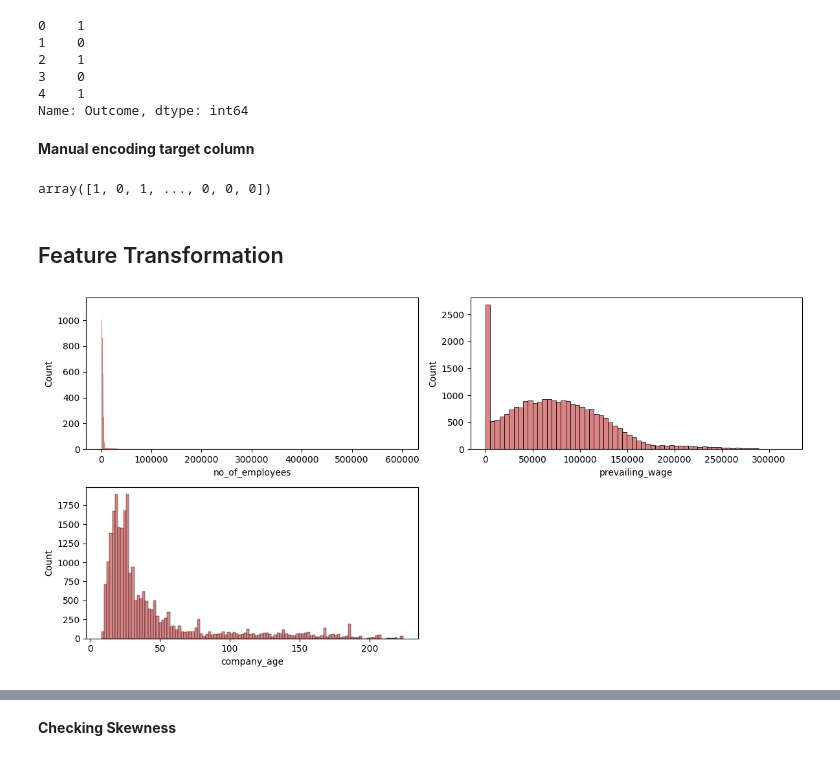
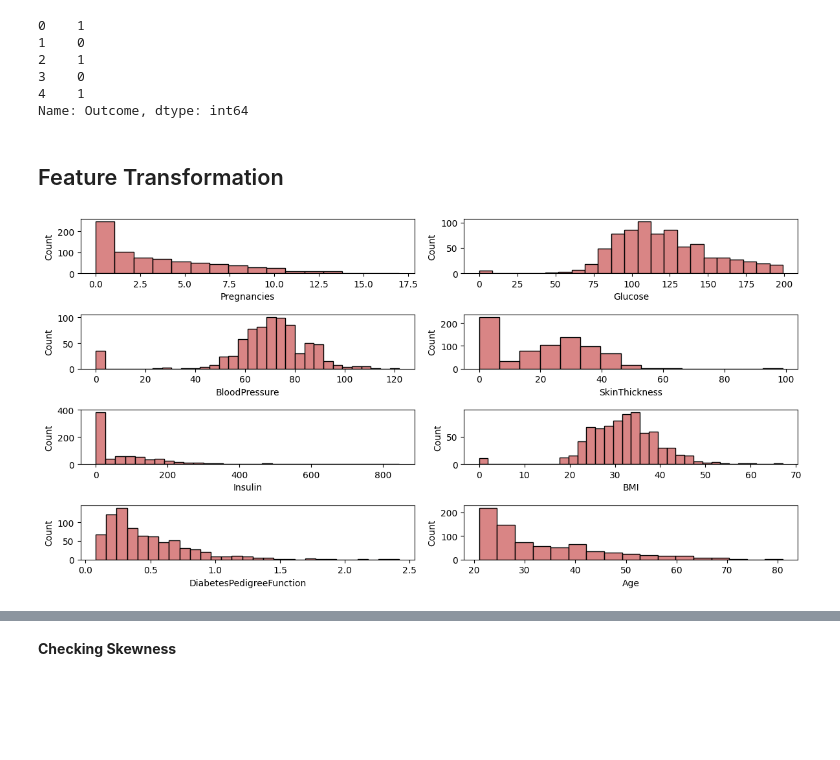
Before and after one commit to ViSiOnOp19cr/diabetes-prediction, a Jupyter notebook: notebook/2_Feature_Engineering_and_Model_Training (1).ipynb, the cells around one changed output, grey strips where cells are left out. Drawn from its saved outputs; the diff is of its cells as text; code cells hidden in the pictures; blank space fills up the shorter version.

```diff
--- a/notebook/2_Feature_Engineering_and_Model_Training (1).ipynb
+++ b/notebook/2_Feature_Engineering_and_Model_Training (1).ipynb
@@ -53,5 +51,3 @@ df.duplicated().sum()
-# %%
-df.drop('case_id', inplace=True, axis=1)
 # %% [markdown]
 # Feature Engineering
 # %% [markdown]
@@ -123,5 +108,3 @@ y.head()
 3    0
 4    1
 Name: Outcome, dtype: int64
-# %% [markdown]
-**Manual encoding target column**
@@ -131,16 +111,12 @@ y= np.where(y=='Denied', 1,0)
-# %%
-y
-# %% [output]
-array([1, 0, 1, ..., 0, 0, 0])
 # %% [markdown]
 ## Feature Transformation
 # %%
 # distribution of data before scaling
 plt.figure(figsize=(12, 6))
-for i, col in enumerate(['no_of_employees','prevailing_wage','company_age']):
-    plt.subplot(2, 2, i+1)
+for i, col in enumerate(['Pregnancies','Glucose','BloodPressure','SkinThickness','Insulin','BMI','DiabetesPedigreeFunction','Age']):
+    plt.subplot(4, 2, i+1)
     sns.histplot(x=X[col], color='indianred')
     plt.xlabel(col)
     plt.tight_layout()
 # %% [output]
-[figure, old version]
+[figure, new version]
```
Also changed, not shown: parts of 18 cells of this notebook, 4 other files.
